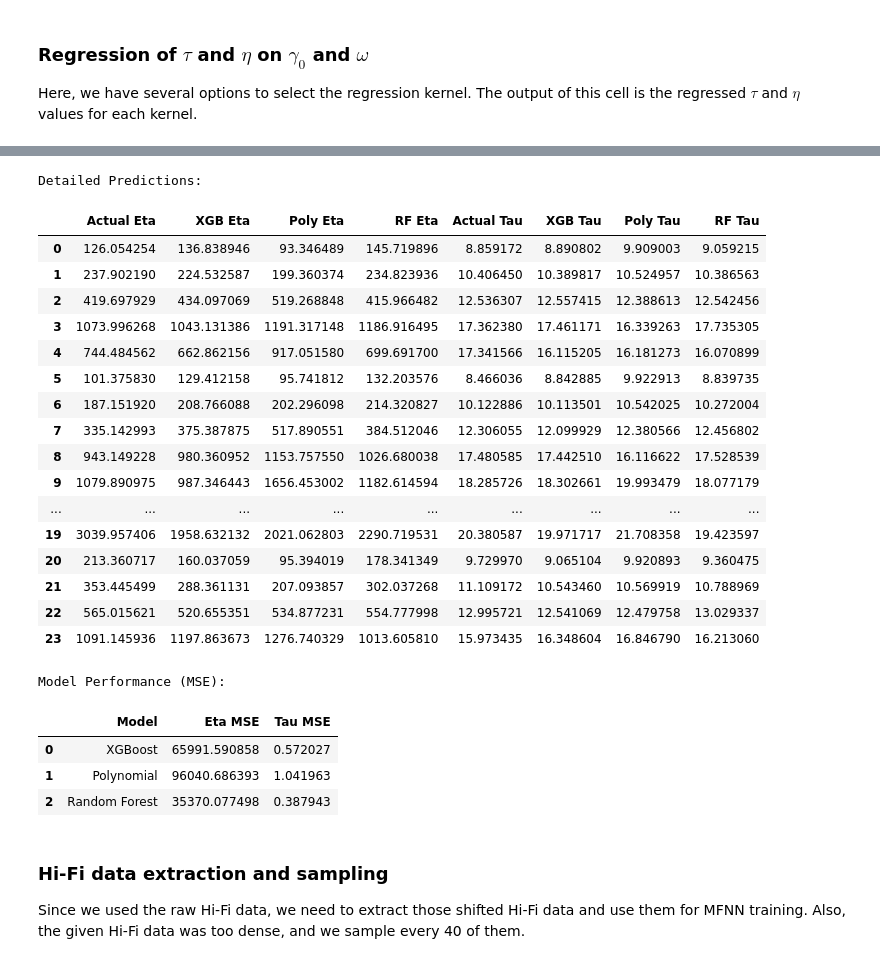
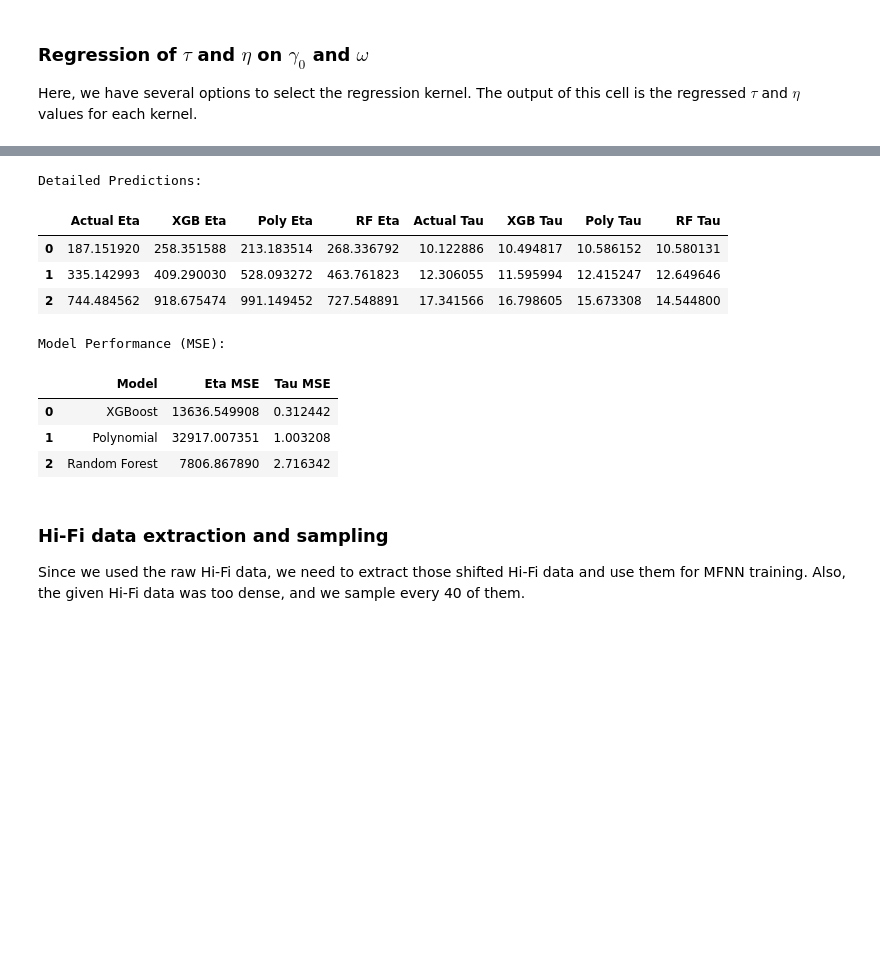
Before and after one commit to alan-ze/PunLab, a Jupyter notebook: mfnn/notebooks/Main_LF_SAOS.ipynb, the cells around one changed output, grey strips where cells are left out. Saved outputs shown, nothing was run; the diff lists cells and outputs as text; code cells hidden in the pictures; blank space fills up the shorter version.

```diff
--- a/mfnn/notebooks/Main_LF_SAOS.ipynb
+++ b/mfnn/notebooks/Main_LF_SAOS.ipynb
@@ -246,7 +250,6 @@ y_00_all = y0_fit
 
 Here, we have several options to select the regression kernel. The output of this cell is the regressed $\tau$ and $\eta$ values for each kernel.
 # %%
-# TODO: Research RegressorChain for multi-output with XGBoost
 # QUESTION: Scale inputs as well?
 X_train, X_test, Y_train, Y_test = train_test_split(X_all, Y_all, test_size=0.1, random_state=8)
 xgb_base = xgb.XGBRegressor(
@@ -262,8 +265,8 @@ model = TransformedTargetRegressor(
     inverse_func=np.expm1
 )
 param_dist = {
-    'regressor__estimator__n_estimators': [50, 100, 150],
-    'regressor__estimator__max_depth': [1, 2, 3],
+    'regressor__estimator__n_estimators': [200, 400, 600],
+    'regressor__estimator__max_depth': [3, 4, 5, 6],
     'regressor__estimator__learning_rate': [0.01, 0.05, 0.1],
     'regressor__estimator__colsample_bytree': [0.6, 0.8, 1.0],
     'regressor__estimator__subsample': [0.6, 0.8, 1.0]
@@ -281,22 +284,21 @@ search = RandomizedSearchCV(
 print("Tuning RegressorChain...")
 search.fit(X_train, Y_train)
 best_model = search.best_estimator_
-best_model.fit(X_all, Y_all)
-xgb_predictions = best_model.predict(X_all)
+xgb_predictions = best_model.predict(X_test)
 
 print(f"Best Parameters: {search.best_params_}")
 
-eta_mse = mean_squared_error(Y_all[:, 0], xgb_predictions[:, 0])
-tau_mse = mean_squared_error(Y_all[:, 1], xgb_predictions[:, 1])
+eta_mse = mean_squared_error(Y_test[:, 0], xgb_predictions[:, 0])
+tau_mse = mean_squared_error(Y_test[:, 1], xgb_predictions[:, 1])
 
 
 poly_regressor = make_pipeline(PolynomialFeatures(degree=2), MultiOutputRegressor(LinearRegression()))
-poly_regressor.fit(X_all, Y_all)
-poly_predictions = poly_regressor.predict(X_all)
+poly_regressor.fit(X_train, Y_train)
+poly_predictions = poly_regressor.predict(X_test)
 
 rf_regressor = MultiOutputRegressor(RandomForestRegressor(n_estimators=250, random_state=8))
-rf_regressor.fit(X_all, Y_all)
-rf_predictions = rf_regressor.predict(X_all)
+rf_regressor.fit(X_train, Y_train)
+rf_predictions = rf_regressor.predict(X_test)
 
 # scaler_X = StandardScaler()
 # X_scaled = scaler_X.fit_transform(X_fit)
@@ -320,7 +322,7 @@ rf_predictions = rf_regressor.predict(X_all)
 # mlp_predictions = mlp_regressor.predict(X_train)
 
 print("\nActual parameters:")
-print(Y_all)
+print(Y_test)
 
 print("\nXGBoost Regression Predictions:")
 print(xgb_predictions)
@@ -329,13 +331,13 @@ print(f"Tau MSE (Corrected): {tau_mse}")
 
 print("Second-Order Polynomial Regression Predictions:")
 print(poly_predictions)
-print("Eta MSE: ", mean_squared_error(Y_all[:, 0], poly_predictions[:, 0]))
-print("Tau MSE: ", mean_squared_error(Y_all[:, 1], poly_predictions[:, 1]))
+print("Eta MSE: ", mean_squared_error(Y_test[:, 0], poly_predictions[:, 0]))
+print("Tau MSE: ", mean_squared_error(Y_test[:, 1], poly_predictions[:, 1]))
 
 print("\nRandom Forest Regression Predictions:")
 print(rf_predictions)
-print("Eta MSE: ", mean_squared_error(Y_all[:, 0], rf_predictions[:, 0]))
-print("Tau MSE: ", mean_squared_error(Y_all[:, 1], rf_predictions[:, 1]))
+print("Eta MSE: ", mean_squared_error(Y_test[:, 0], rf_predictions[:, 0]))
+print("Tau MSE: ", mean_squared_error(Y_test[:, 1], rf_predictions[:, 1]))
 # print("\nGaussian Process Regression Predictions:")
 # print(gpr_predictions)
 
@@ -362,59 +364,46 @@ Tau MSE:  0.38794262470917057
 # %%
 df_predictions = pd.DataFrame({
-    'Actual Eta': Y_all[:, 0],
+    'Actual Eta': Y_test[:, 0],
     'XGB Eta': xgb_predictions[:, 0],
     'Poly Eta': poly_predictions[:, 0],
     'RF Eta': rf_predictions[:, 0],
 
-    'Actual Tau': Y_all[:, 1],
+    'Actual Tau': Y_test[:, 1],
     'XGB Tau': xgb_predictions[:, 1],
     'Poly Tau': poly_predictions[:, 1],
     'RF Tau': rf_predictions[:, 1]
 })
 
 print("Detailed Predictions:")
 display(df_predictions)
 
 # Calculate the missing MSEs first to keep the dictionary clean
-poly_eta_mse = mean_squared_error(Y_all[:, 0], poly_predictions[:, 0])
-poly_tau_mse = mean_squared_error(Y_all[:, 1], poly_predictions[:, 1])
+poly_eta_mse = mean_squared_error(Y_test[:, 0], poly_predictions[:, 0])
+poly_tau_mse = mean_squared_error(Y_test[:, 1], poly_predictions[:, 1])
 
-rf_eta_mse = mean_squared_error(Y_all[:, 0], rf_predictions[:, 0])
-rf_tau_mse = mean_squared_error(Y_all[:, 1], rf_predictions[:, 1])
+rf_eta_mse = mean_squared_error(Y_test[:, 0], rf_predictions[:, 0])
+rf_tau_mse = mean_squared_error(Y_test[:, 1], rf_predictions[:, 1])
 
 # Create a summary DataFrame
 df_metrics = pd.DataFrame({
     'Model': ['XGBoost', 'Polynomial', 'Random Forest'],
     'Eta MSE': [eta_mse, poly_eta_mse, rf_eta_mse],
     'Tau MSE': [tau_mse, poly_tau_mse, rf_tau_mse]
 })
 
 print("\nModel Performance (MSE):")
 display(df_metrics)
 # %% [output]
 Detailed Predictions:
 |  | Actual Eta | XGB Eta | Poly Eta | RF Eta | Actual Tau | XGB Tau | Poly Tau | RF Tau |
-| 0 | 126.054254 | 136.838946 | 93.346489 | 145.719896 | 8.859172 | 8.890802 | 9.909003 | 9.059215 |
-| 1 | 237.902190 | 224.532587 | 199.360374 | 234.823936 | 10.406450 | 10.389817 | 10.524957 | 10.386563 |
-| 2 | 419.697929 | 434.097069 | 519.268848 | 415.966482 | 12.536307 | 12.557415 | 12.388613 | 12.542456 |
-| 3 | 1073.996268 | 1043.131386 | 1191.317148 | 1186.916495 | 17.362380 | 17.461171 | 16.339263 | 17.735305 |
-| 4 | 744.484562 | 662.862156 | 917.051580 | 699.691700 | 17.341566 | 16.115205 | 16.181273 | 16.070899 |
-| 5 | 101.375830 | 129.412158 | 95.741812 | 132.203576 | 8.466036 | 8.842885 | 9.922913 | 8.839735 |
-| 6 | 187.151920 | 208.766088 | 202.296098 | 214.320827 | 10.122886 | 10.113501 | 10.542025 | 10.272004 |
-| 7 | 335.142993 | 375.387875 | 517.890551 | 384.512046 | 12.306055 | 12.099929 | 12.380566 | 12.456802 |
-| 8 | 943.149228 | 980.360952 | 1153.757550 | 1026.680038 | 17.480585 | 17.442510 | 16.116622 | 17.528539 |
-| 9 | 1079.890975 | 987.346443 | 1656.453002 | 1182.614594 | 18.285726 | 18.302661 | 19.993479 | 18.077179 |
-| ... | ... | ... | ... | ... | ... | ... | ... | ... |
-| 19 | 3039.957406 | 1958.632132 | 2021.062803 | 2290.719531 | 20.380587 | 19.971717 | 21.708358 | 19.423597 |
-| 20 | 213.360717 | 160.037059 | 95.394019 | 178.341349 | 9.729970 | 9.065104 | 9.920893 | 9.360475 |
-| 21 | 353.445499 | 288.361131 | 207.093857 | 302.037268 | 11.109172 | 10.543460 | 10.569919 | 10.788969 |
-| 22 | 565.015621 | 520.655351 | 534.877231 | 554.777998 | 12.995721 | 12.541069 | 12.479758 | 13.029337 |
-| 23 | 1091.145936 | 1197.863673 | 1276.740329 | 1013.605810 | 15.973435 | 16.348604 | 16.846790 | 16.213060 |
+| 0 | 187.151920 | 258.351588 | 213.183514 | 268.336792 | 10.122886 | 10.494817 | 10.586152 | 10.580131 |
+| 1 | 335.142993 | 409.290030 | 528.093272 | 463.761823 | 12.306055 | 11.595994 | 12.415247 | 12.649646 |
+| 2 | 744.484562 | 918.675474 | 991.149452 | 727.548891 | 17.341566 | 16.798605 | 15.673308 | 14.544800 |
 Model Performance (MSE):
 |  | Model | Eta MSE | Tau MSE |
-| 0 | XGBoost | 65991.590858 | 0.572027 |
-| 1 | Polynomial | 96040.686393 | 1.041963 |
-| 2 | Random Forest | 35370.077498 | 0.387943 |
+| 0 | XGBoost | 13636.549908 | 0.312442 |
+| 1 | Polynomial | 32917.007351 | 1.003208 |
+| 2 | Random Forest | 7806.867890 | 2.716342 |
 # %% [markdown]
 ### Hi-Fi data extraction and sampling
 Since we used the raw Hi-Fi data, we need to extract those shifted Hi-Fi data and use them for MFNN training. Also, the given Hi-Fi data was too dense, and we sample every 40 of them.
```
Also changed, not shown: parts of 6 cells of this notebook, 1 other file.
